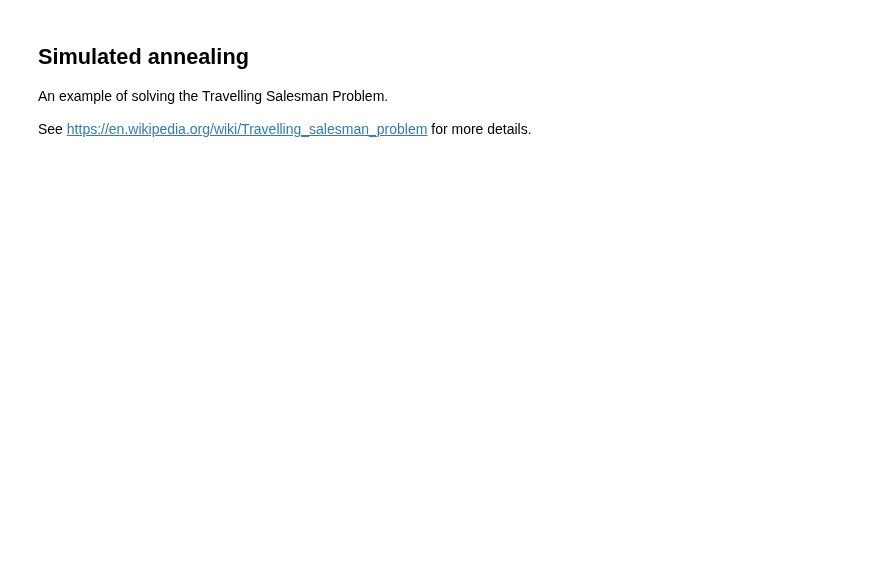
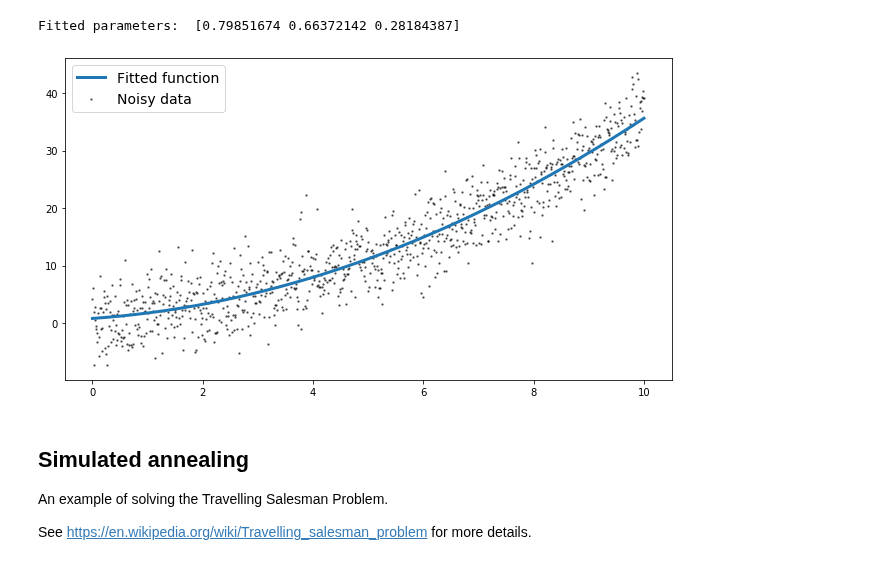
Before and after one commit to nordam/ComputationalPhysics, a Jupyter notebook: Notebooks/16 - Optimisation.ipynb, the cells around one changed output. Cells and saved outputs as stored; diff of their text form; code cells hidden in the pictures; blank space fills up the shorter version.

```diff
--- a/Notebooks/16 - Optimisation.ipynb
+++ b/Notebooks/16 - Optimisation.ipynb
@@ -14,20 +13,0 @@ plt.style.use('bmh')
-# %%
-# Define a function where the derivative is
-# very small (close to zero) near the minimum
-def f(x):
-    return 1 + 1e-8*x**2
-
-# Define a vector of x values
-X = np.linspace(-10, 10, 100)
-# Define a vector of y values, in single precision
-Y = f(x).astype(np.float32)
-
-# Make a plot. The steps in the plot of the function
-# are due to the finite resolution of floating point numbers.
-# Analytically, the minimum is exactly at x = 0,
-# numerically the function is zero over the range -2.3 < x < 2.3
-fig, ax = plt.subplots(1, figsize = (12, 6))
-ax.plot(X, Y)
-ax.set_ylim(1-1e-6, 1+1e-6)
-ax.set_yticks(np.arange(1-1e-6, 1+1e-6, 0.5e-6))
-ax.set_yticklabels(['%.07f' % y for y in np.arange(1-1e-6, 1+1e-6, 0.5e-6)])
@@ -40,3 +23,34 @@ ax.set_yticklabels(['%.07f' % y for y in np.arange(1-1e-6, 1+1e-6, 0.5e-6)])
+# %%
+# Define a function to be fitted to the data.
+# The first argument must be the variable,
+# the other arguments are the parameters to be fitted
+def f(x, a, b, c):
+    return a + b*x + c*x**2
+
+# Generate some data from the function, with noise
+a, b, c = 1, 0.5, 0.3
+N = 1000
+x = np.linspace(0, 10, N)
+y = f(x, a, b, c) + np.random.normal(loc = 0, scale = 4, size = N)
+
+# Fit parameters.
+# popt is a tuple of the N model parameters,
+# pcov is a NxN covariance matrix.
+# See documentation for details.
+popt, pcov = curve_fit(f, x, y)
+
+# Plot results, scatter plotting the data
+# and drawing the fitted function on top
+fig = plt.figure(figsize = (9, 5))
+plt.scatter(x, y, s = 2, c = 'k', alpha = 0.5, label = 'Noisy data')
+plt.plot(x, f(x, *popt), lw = 3, label = 'Fitted function')
+plt.legend(fontsize = 14)
+plt.tight_layout()
+
+print('Fitted parameters: ', popt)
+# %% [output]
+Fitted parameters:  [0.79851674 0.66372142 0.28184387]
+[figure, added]
 # %% [markdown]
 ## Simulated annealing
 
```
Also changed, not shown: parts of 27 cells of this notebook.
